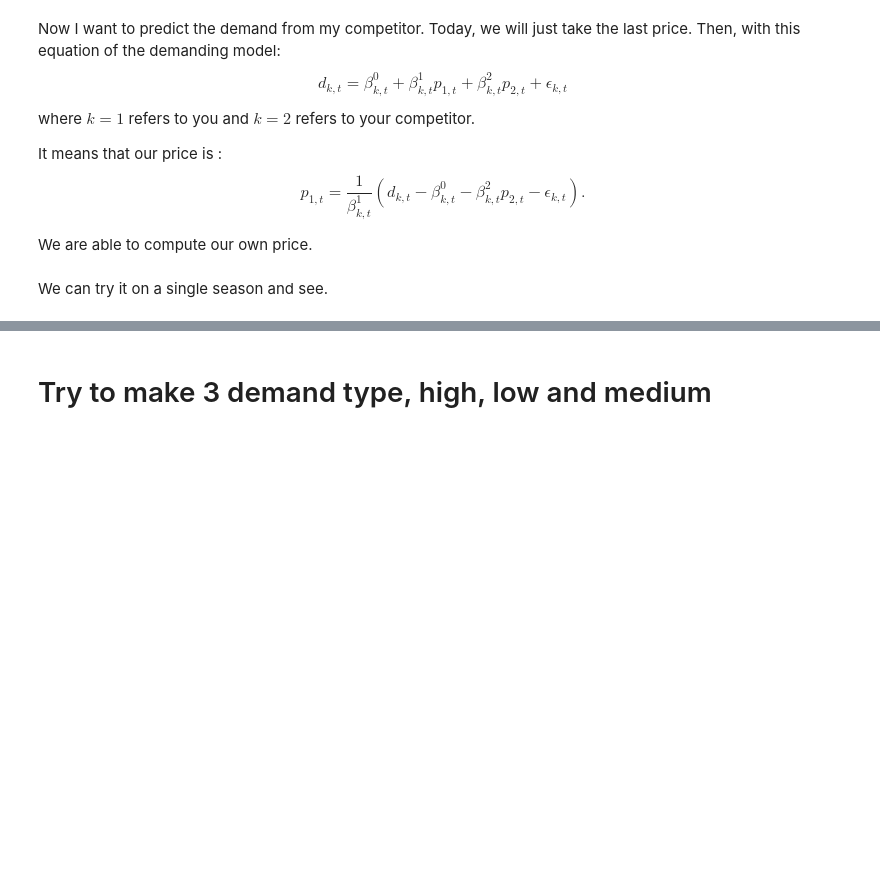
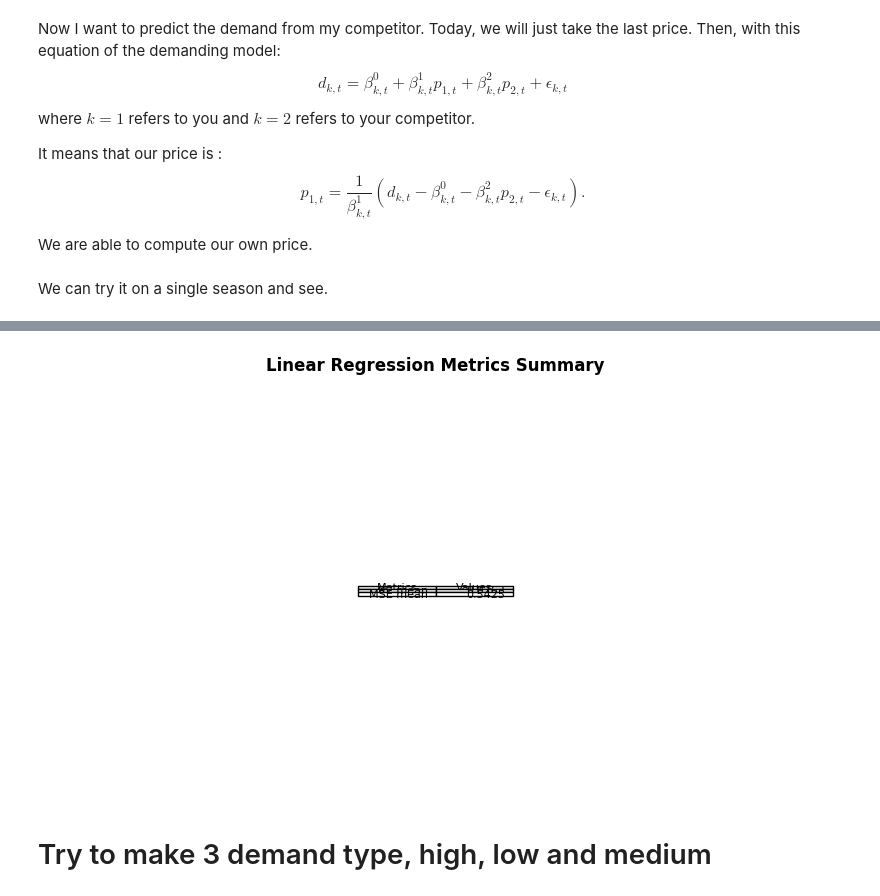
Before and after one commit to qcorveler/Optizoignons, a Jupyter notebook: Travail_Perso/Yann/week_n/W6_personaljob/try_to_know_demand.ipynb, the cells around one changed output, grey strips where cells are left out. Drawn from its saved outputs; the diff is of its cells as text; code cells hidden in the pictures; blank space fills up the shorter version.

```diff
--- a/Travail_Perso/Yann/week_n/W6_personaljob/try_to_know_demand.ipynb
+++ b/Travail_Perso/Yann/week_n/W6_personaljob/try_to_know_demand.ipynb
@@ -297,5 +298,34 @@ print(coeff, intercept)
 3cuFyA
 [-0.013864887637616953, 0.013520663949032065] 0.2973779827744229
+# %%
+df_linreg = pd.DataFrame.from_dict(dict_linreg).T
+df_linreg.to_csv('LinReg_results/df_linreg.csv')
+R2_mean = df_linreg.R2.mean()
+MSE_mean = df_linreg.MSE.mean()
+
+data = [
+    ["R2 mean", f"{R2_mean:.4f}"],
+    ["MSE mean", f"{MSE_mean:.4f}"]
+]
+
+plt.figure(figsize=(10, 5))
+ax = plt.gca()
+ax.axis("off")
+
+table = ax.table(
+    cellText=data,
+    colLabels=["Metrics", "Values"],
+    loc="center"
+)
+
+# table.auto_set_font_size(False)
+# table.set_fontsize(12)
+table.scale(0.2, 0.2)
+plt.title("Linear Regression Metrics Summary", fontweight="bold", pad=20)
+
+plt.show()
+# %% [output]
+[figure, added]
 # %% [markdown]
 # Try to make 3 demand type, high, low and medium
 # %%
```
Also changed, not shown: parts of 1 cell of this notebook, 11 other files.
